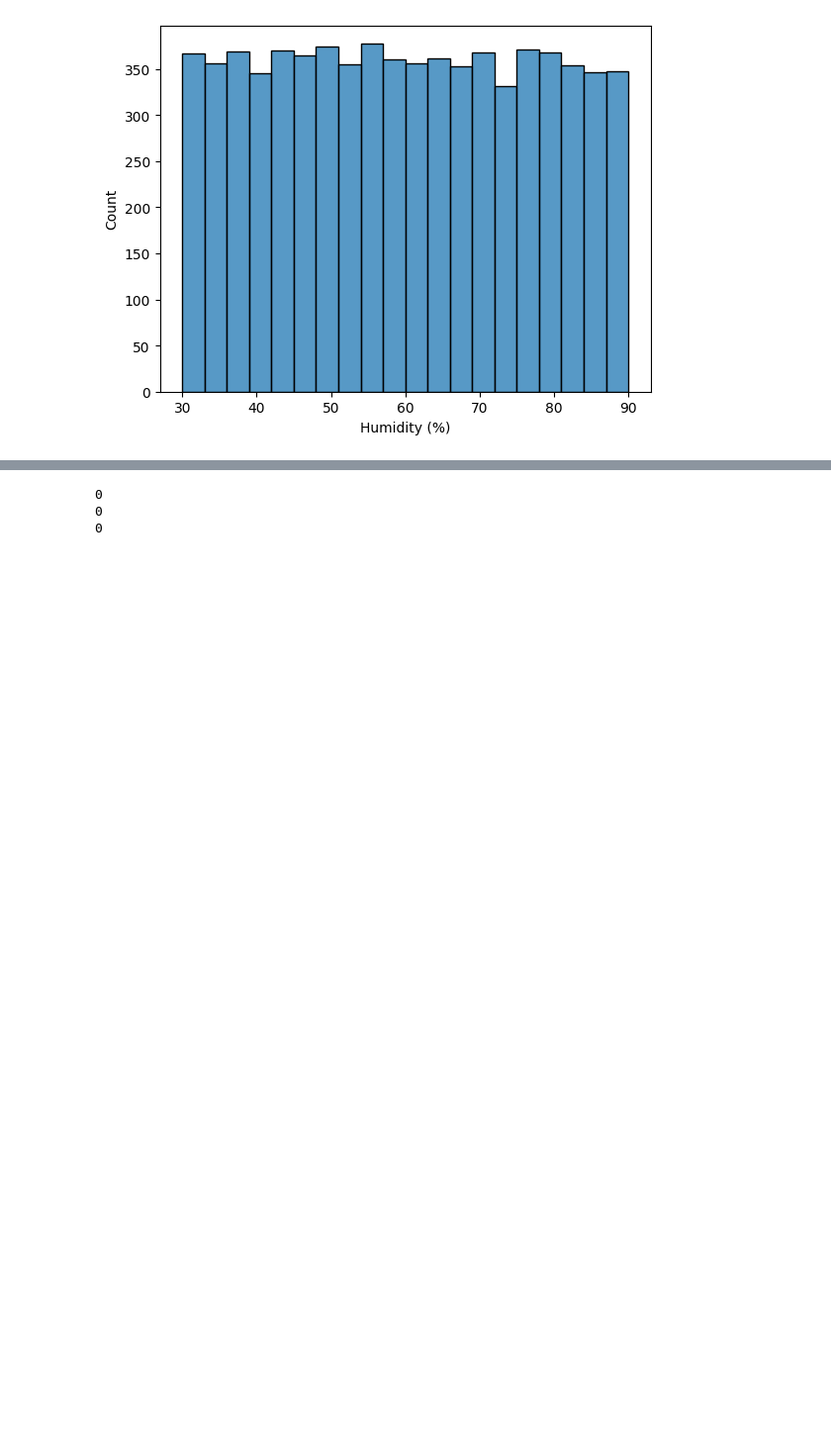
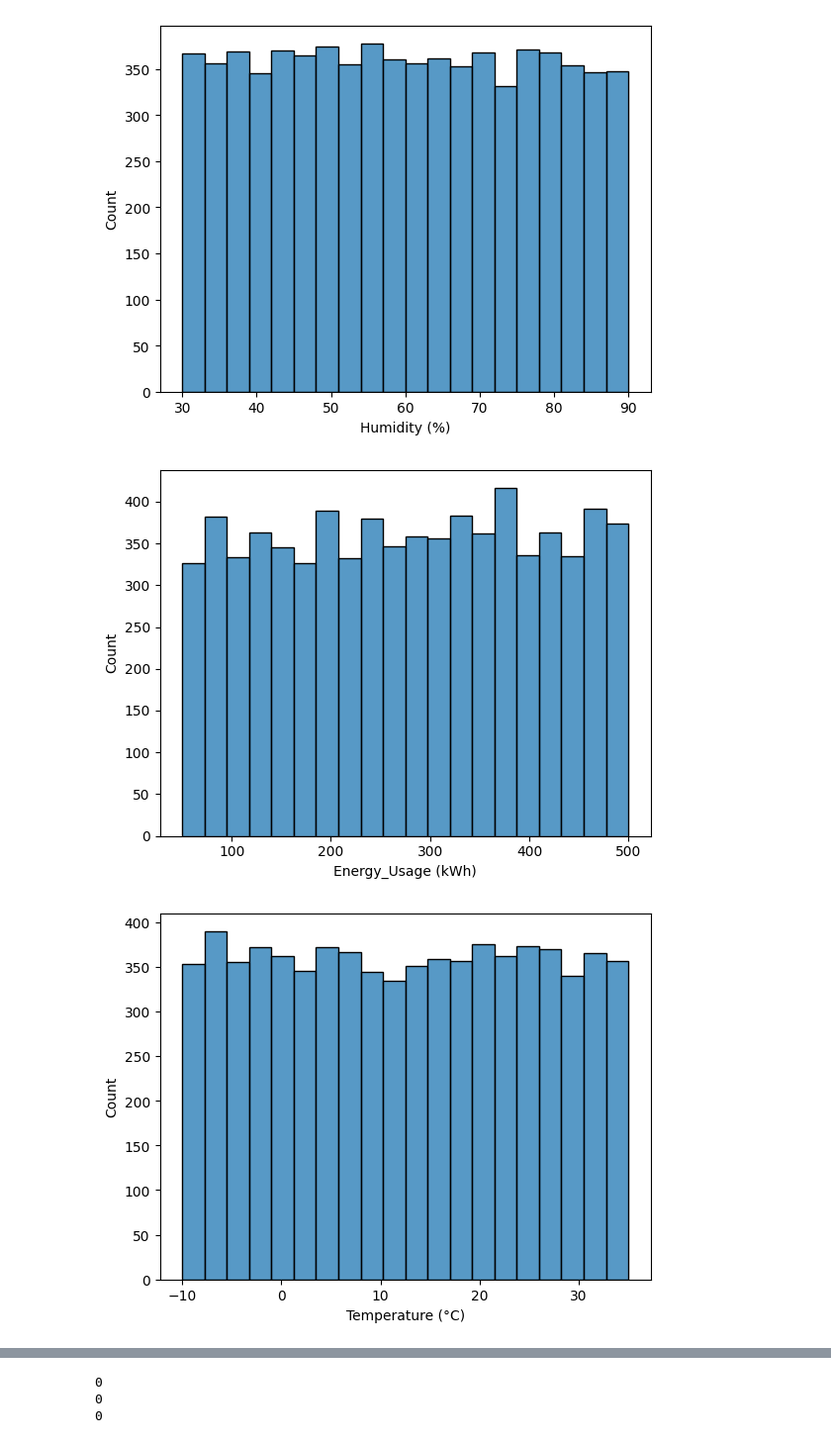
Before and after one commit to Sakib-Yousuf/Enter-week-1, a Jupyter notebook: notebook/preprocssing.ipynb, the cells around one changed output, grey strips where cells are left out. Shown at 99% size. Cells and saved outputs as stored; diff of their text form; code cells hidden in the pictures; blank space fills up the shorter version.

```diff
--- a/notebook/preprocssing.ipynb
+++ b/notebook/preprocssing.ipynb
@@ -10,7 +10,7 @@ from sklearn.preprocessing import OrdinalEncoder
 # %%
 
 # Load the dataset
-df = pd.read_csv("../dataset/building_energy_data_extended.csv")
+df = pd.read_csv("../dataset/Raw_data.csv")
 # %%
 # Display the number of rows and columns in the dataset
 
@@ -74,3 +74,12 @@ for col in df.select_dtypes(include="number").columns:
 [figure]
 [figure]
 [figure]
+# %%
+# Plot histograms for all numerical columns to visualize their distribution
+
+for col in df.select_dtypes(include="number").columns:
+    sns.histplot(data=df,x=df[col])
+    plt.show()
+# %% [output]
+[figure, added]
+[figure, added]
```
Also changed, not shown: parts of 4 cells of this notebook, 7 other files.
